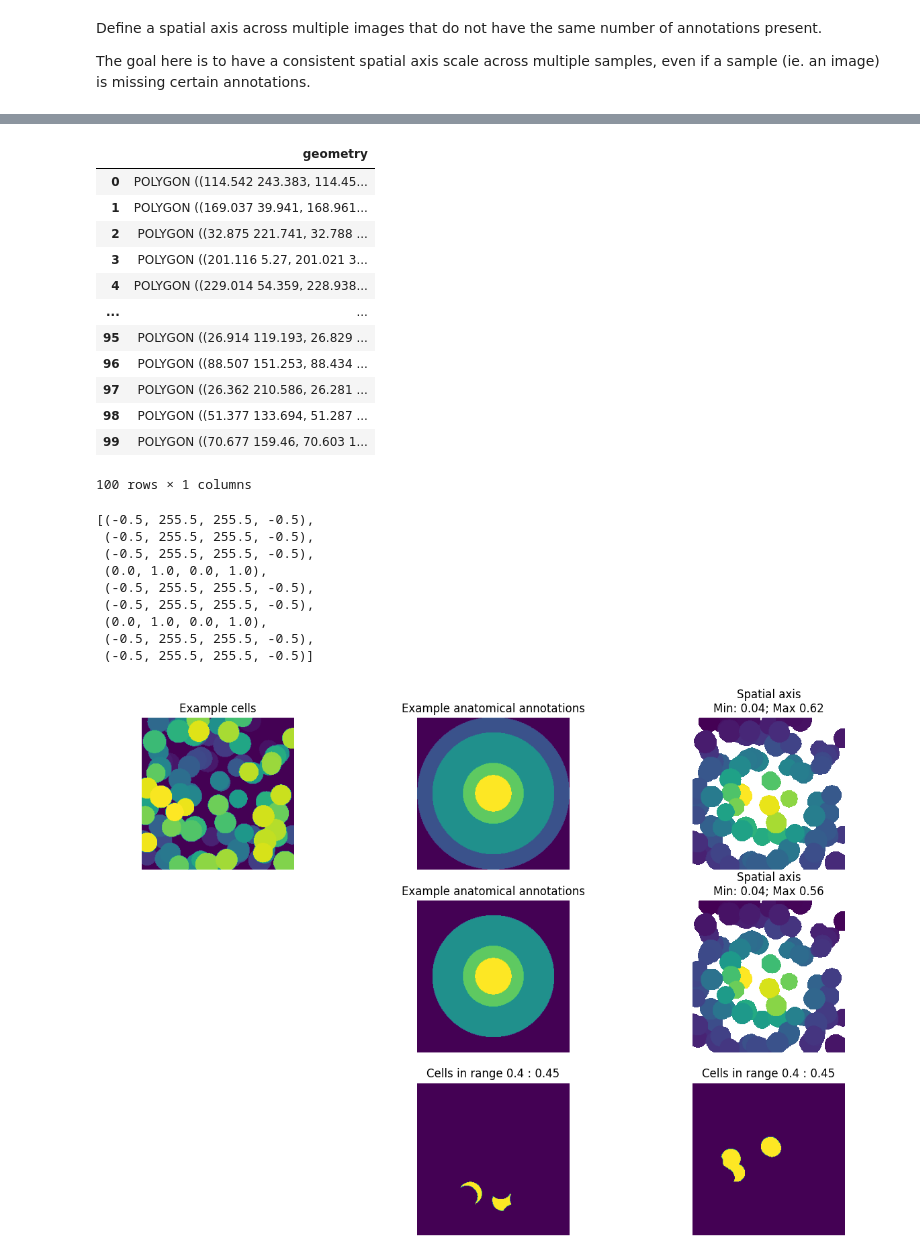
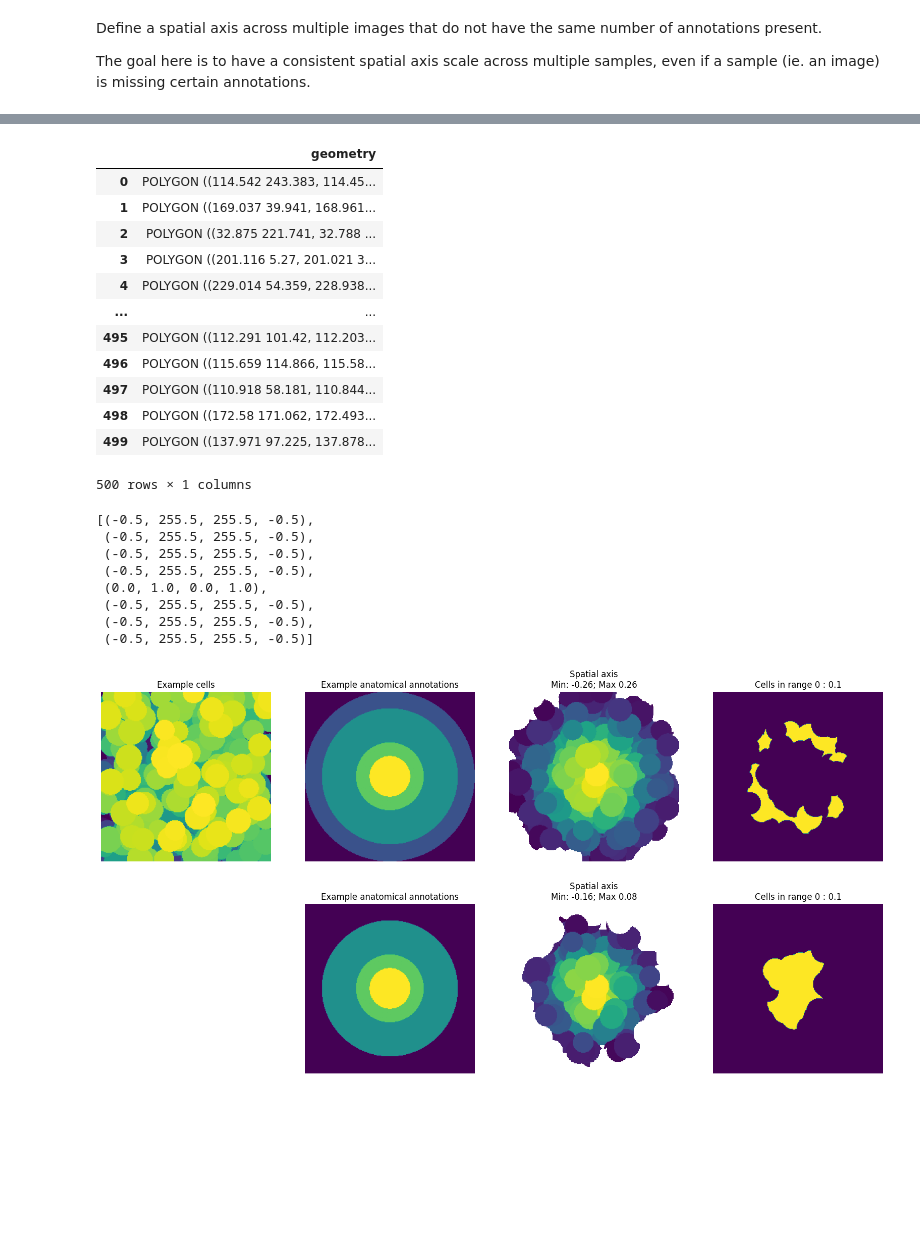
Before and after one commit to callum-jpg/spatial_axis, a Jupyter notebook: notebooks/spatial_axis_for_multiple_samples.ipynb, the cells around one changed output, grey strips where cells are left out. Saved outputs shown, nothing was run; the diff lists cells and outputs as text; code cells hidden in the pictures; blank space fills up the shorter version.

```diff
--- a/notebooks/spatial_axis_for_multiple_samples.ipynb
+++ b/notebooks/spatial_axis_for_multiple_samples.ipynb
@@ -21,7 +21,7 @@ NUM_BROAD_ANNOTATION = 4
 
 shapes = random_shapely_circles(
     image_shape=IMG_SHAPE,
-    num_circles=100,
+    num_circles=500,
     min_radius=15,
     max_radius=20,
     seed=42,
@@ -107,51 +107,51 @@ shapes2
 | 3 | POLYGON ((201.116 5.27, 201.021 3... |
 | 4 | POLYGON ((229.014 54.359, 228.938... |
 | ... | ... |
-| 95 | POLYGON ((26.914 119.193, 26.829 ... |
-| 96 | POLYGON ((88.507 151.253, 88.434 ... |
-| 97 | POLYGON ((26.362 210.586, 26.281 ... |
-| 98 | POLYGON ((51.377 133.694, 51.287 ... |
-| 99 | POLYGON ((70.677 159.46, 70.603 1... |
+| 495 | POLYGON ((112.291 101.42, 112.203... |
+| 496 | POLYGON ((115.659 114.866, 115.58... |
+| 497 | POLYGON ((110.918 58.181, 110.844... |
+| 498 | POLYGON ((172.58 171.062, 172.493... |
+| 499 | POLYGON ((137.971 97.225, 137.878... |
-100 rows × 1 columns
+500 rows × 1 columns
 # %%
 shapes1["spatial_axis"] = spatial_axis(
-    shapes1, labeled_broad_annotations1, np.arange(NUM_BROAD_ANNOTATION), k_neighbours=100
+    shapes1, labeled_broad_annotations1, np.arange(1, NUM_BROAD_ANNOTATION + 1), k_neighbours=5, broad_annotations_to_exclude=[0]
 )
+
 shapes2["spatial_axis"] = spatial_axis(
-    shapes2, labeled_broad_annotations2, np.arange(NUM_BROAD_ANNOTATION), k_neighbours=100
+    shapes2, labeled_broad_annotations2, np.arange(1, NUM_BROAD_ANNOTATION + 1), k_neighbours=5, broad_annotations_to_exclude=[0]
 )
 # %%
 relative_array1 = spatial_axis_to_labelmap(shapes1, IMG_SHAPE, background_value=np.nan)
 relative_array2 = spatial_axis_to_labelmap(shapes2, IMG_SHAPE, background_value=np.nan)
 
-fig, ax = plt.subplots(3, 3, figsize=(15, 10))
+fig, ax = plt.subplots(2, 4, figsize=(20, 10))
 ax[0, 0].imshow(labeled_shapes)
 ax[0, 1].imshow(labeled_broad_annotations1)
 ax[0, 2].imshow(relative_array1)
 ax[0, 0].set_title("Example cells")
 ax[0, 1].set_title("Example anatomical annotations")
 ax[0, 2].set_title(f"Spatial axis\nMin: {np.nanmin(relative_array1).round(2)}; Max {np.nanmax(relative_array1).round(2)}")
 
 ax[1, 1].imshow(labeled_broad_annotations2)
 ax[1, 2].imshow(relative_array2)
 ax[1, 1].set_title("Example anatomical annotations")
 ax[1, 2].set_title(f"Spatial axis\nMin: {np.nanmin(relative_array2).round(2)}; Max {np.nanmax(relative_array2).round(2)}")
 
-mi, ma = 0.4, 0.45
-ax[2, 1].imshow(np.where(np.logical_and(relative_array1>=mi, relative_array1<=ma), 1, 0))
-ax[2, 2].imshow(np.where(np.logical_and(relative_array2>=mi, relative_array2<=ma), 1, 0))
-ax[2, 1].set_title(f"Cells in range {mi} : {ma}")
-ax[2, 2].set_title(f"Cells in range {mi} : {ma}")
+mi, ma = 0, 0.1
+ax[0, 3].imshow(np.where(np.logical_and(relative_array1>=mi, relative_array1<=ma), 1, 0))
+ax[1, 3].imshow(np.where(np.logical_and(relative_array2>=mi, relative_array2<=ma), 1, 0))
+ax[0, 3].set_title(f"Cells in range {mi} : {ma}")
+ax[1, 3].set_title(f"Cells in range {mi} : {ma}")
 
 [_ax.axis("off") for _ax in ax.flatten()]
 # %% [output]
 [(-0.5, 255.5, 255.5, -0.5),
+ (-0.5, 255.5, 255.5, -0.5),
  (-0.5, 255.5, 255.5, -0.5),
  (-0.5, 255.5, 255.5, -0.5),
  (0.0, 1.0, 0.0, 1.0),
  (-0.5, 255.5, 255.5, -0.5),
  (-0.5, 255.5, 255.5, -0.5),
- (0.0, 1.0, 0.0, 1.0),
- (-0.5, 255.5, 255.5, -0.5),
  (-0.5, 255.5, 255.5, -0.5)]
-[figure, old version]
+[figure, new version]
```
Also changed, not shown: parts of 8 cells of this notebook, 1 other file.
